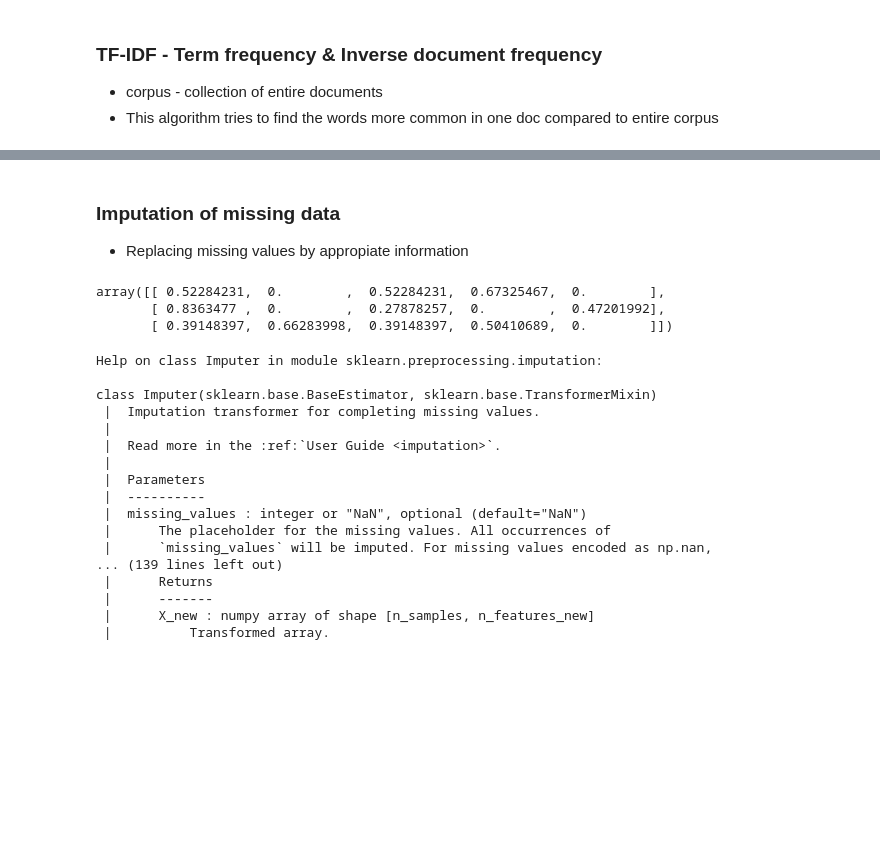
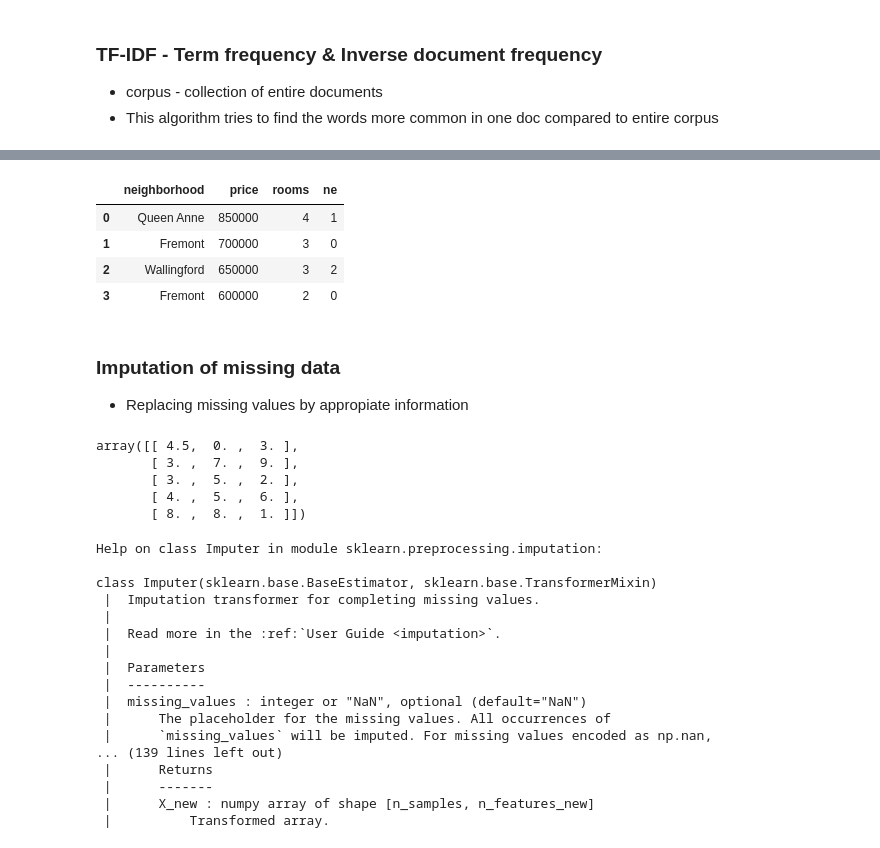
Before and after one commit to edyoda/data-science-ml-foundation-10, a Jupyter notebook: New-22 Feature Engineering.ipynb, the cells around one changed output, grey strips where cells are left out. Saved outputs shown, nothing was run; the diff lists cells and outputs as text; code cells hidden in the pictures; blank space fills up the shorter version.

```diff
--- a/New-22 Feature Engineering.ipynb
+++ b/New-22 Feature Engineering.ipynb
@@ -89,3 +100,16 @@ vec.get_feature_names()
+# %%
+from sklearn.preprocessing import LabelEncoder
+le=LabelEncoder()
+# %%
+pdata['ne'] = le.fit_transform(pdata.neighborhood)
+# %%
+pdata
+# %% [output]
+|  | neighborhood | price | rooms | ne |
+| 0 | Queen Anne | 850000 | 4 | 1 |
+| 1 | Fremont | 700000 | 3 | 0 |
+| 2 | Wallingford | 650000 | 3 | 2 |
+| 3 | Fremont | 600000 | 2 | 0 |
 # %% [markdown]
 ### Imputation of missing data
 * Replacing missing values by appropiate information
@@ -105,10 +129,12 @@ imp = Imputer(strategy='mean',verbose=2)
 X2 = imp.fit_transform(X)
 # %%
-X2.toarray()
+X2
 # %% [output]
-array([[ 0.52284231,  0.        ,  0.52284231,  0.67325467,  0.        ],
-       [ 0.8363477 ,  0.        ,  0.27878257,  0.        ,  0.47201992],
-       [ 0.39148397,  0.66283998,  0.39148397,  0.50410689,  0.        ]])
+array([[ 4.5,  0. ,  3. ],
+       [ 3. ,  7. ,  9. ],
+       [ 3. ,  5. ,  2. ],
+       [ 4. ,  5. ,  6. ],
+       [ 8. ,  8. ,  1. ]])
 # %%
 help(Imputer)
 # %% [output]
```
Also changed, not shown: parts of 12 cells of this notebook, 3 other files.
